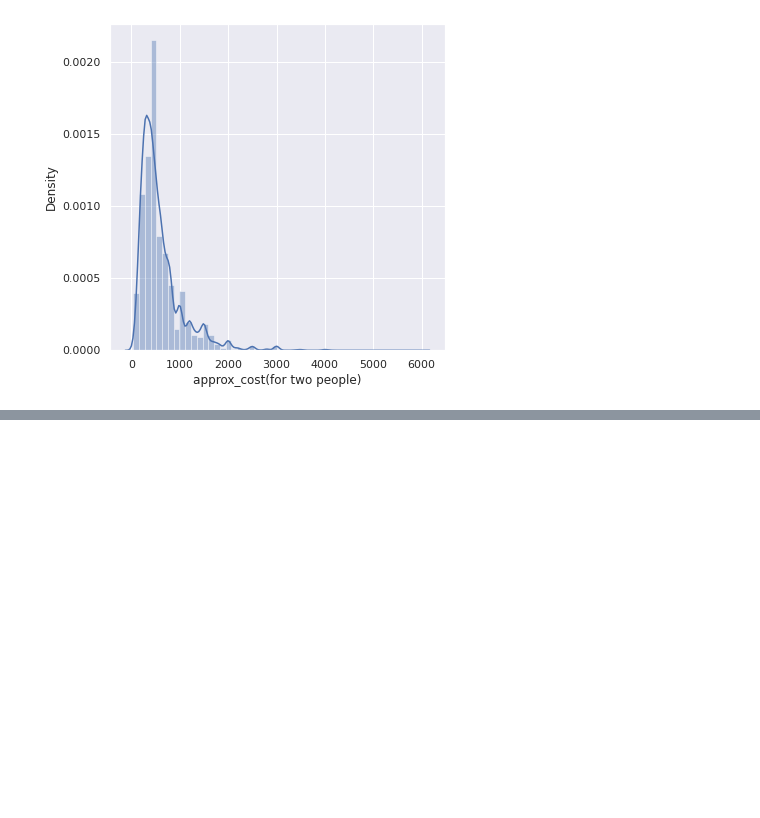
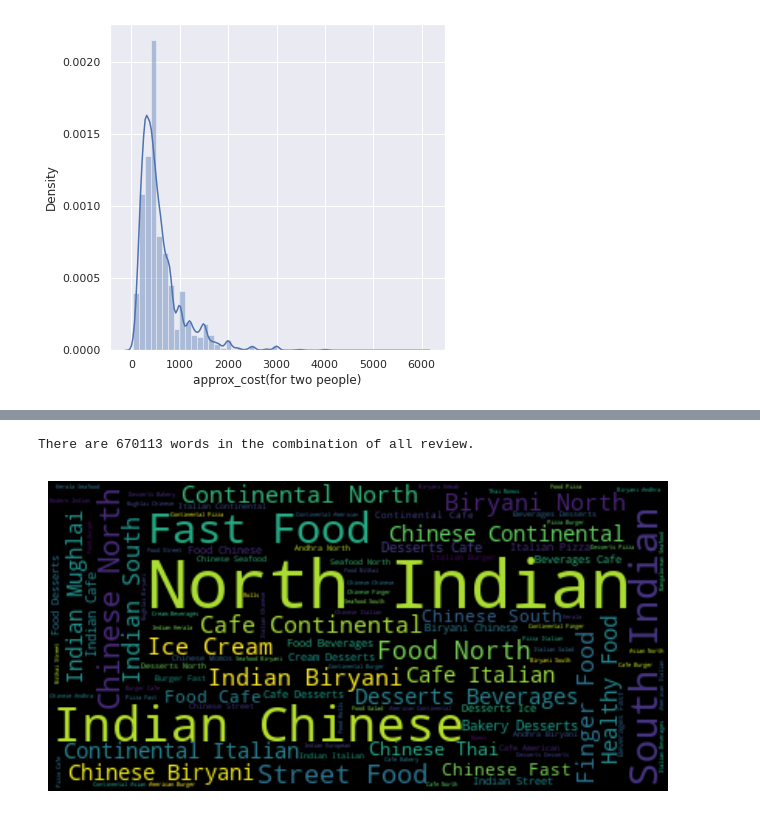
Before and after one commit to harshlohani/zomato-analysis, a Jupyter notebook: zomato_bengaluru.ipynb, the cells around one changed output, grey strips where cells are left out. Drawn from its saved outputs; the diff is of its cells as text; code cells hidden in the pictures; blank space fills up the shorter version.

Commit message:
added wordcloud for 'cuisine types' in Bengaluru

```diff
--- a/zomato_bengaluru.ipynb
+++ b/zomato_bengaluru.ipynb
@@ -539,4 +549,3 @@ data_sample.shape
 # %%
-import urllib
-import requests
+word_df=file.copy()
 # %%
@@ -569,0 +588,2 @@ array(['-1', ('12.8896113', '77.4949422'), ('12.9233849', '77.5595401'),
+# %%
+word_df=word_df.dropna(subset=['rest_type', 'dish_liked'])
@@ -569,0 +627,16 @@ array(['-1', ('12.8896113', '77.4949422'), ('12.9233849', '77.5595401'),
+# %%
+# Combine all cuisines type into one text and create a single cloud
+text = " ".join(type for type in word_df.cuisines)
+print ("There are {} words in the combination of all review.".format(len(text)))
+# %% [output]
+There are 670113 words in the combination of all review.
+# %%
+wordcloud= WordCloud().generate(text)
+# %%
+from matplotlib.pyplot import figure as fig
+plt.figure(figsize=(8,6), dpi=100)
+plt.imshow(wordcloud, interpolation='bilinear')
+plt.axis("off")
+plt.show()  #Creates word cloud by cuisine types
+# %% [output]
+[figure, added]
```
Also changed, not shown: parts of 11 cells of this notebook.
